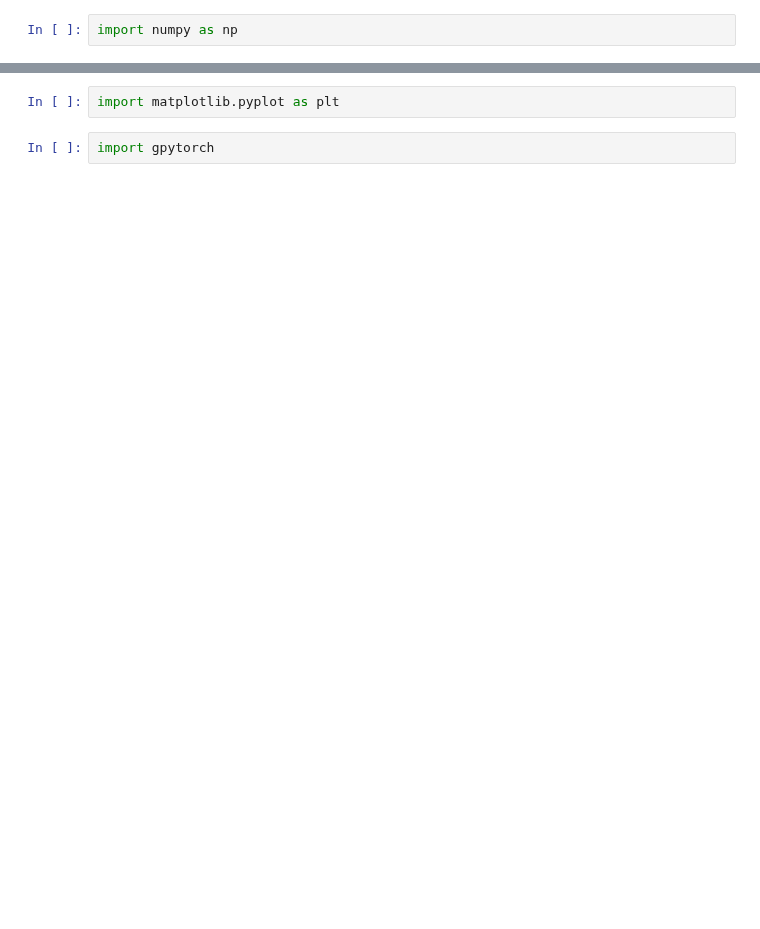
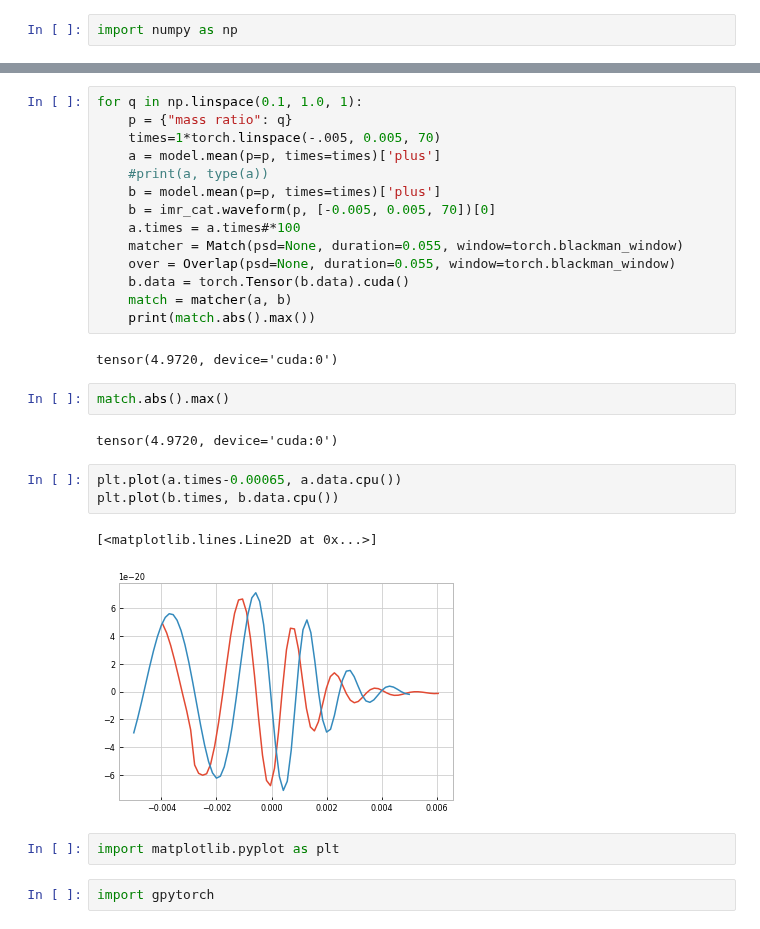
Before and after one commit to transientlunatic/heron, a Jupyter notebook: notebooks/new-data-interface/2. Training a model using the new data format.ipynb, the cells around one changed output, grey strips where cells are left out. Saved outputs shown, nothing was run; the diff lists cells and outputs as text; blank space fills up the shorter version.

```diff
--- a/notebooks/new-data-interface/2. Training a model using the new data format.ipynb
+++ b/notebooks/new-data-interface/2. Training a model using the new data format.ipynb
@@ -19,3 +56,29 @@ model.eval()
+# %%
+for q in np.linspace(0.1, 1.0, 1):
+    p = {"mass ratio": q}
+    times=1*torch.linspace(-.005, 0.005, 70)
+    a = model.mean(p=p, times=times)['plus']
+    #print(a, type(a))
+    b = model.mean(p=p, times=times)['plus']
+    b = imr_cat.waveform(p, [-0.005, 0.005, 70])[0]
+    a.times = a.times#*100
+    matcher = Match(psd=None, duration=0.055, window=torch.blackman_window)
+    over = Overlap(psd=None, duration=0.055, window=torch.blackman_window)
+    b.data = torch.Tensor(b.data).cuda()
+    match = matcher(a, b)
+    print(match.abs().max())
+# %% [output]
+tensor(4.9720, device='cuda:0')
+# %%
+match.abs().max()
+# %% [output]
+tensor(4.9720, device='cuda:0')
+# %%
+plt.plot(a.times-0.00065, a.data.cpu())
+plt.plot(b.times, b.data.cpu())
+# %% [output]
+[<matplotlib.lines.Line2D at 0x...>]
+[figure, added]
 # %%
 import matplotlib.pyplot as plt
 # %%
```
Also changed, not shown: parts of 44 cells of this notebook, 8 other files.
